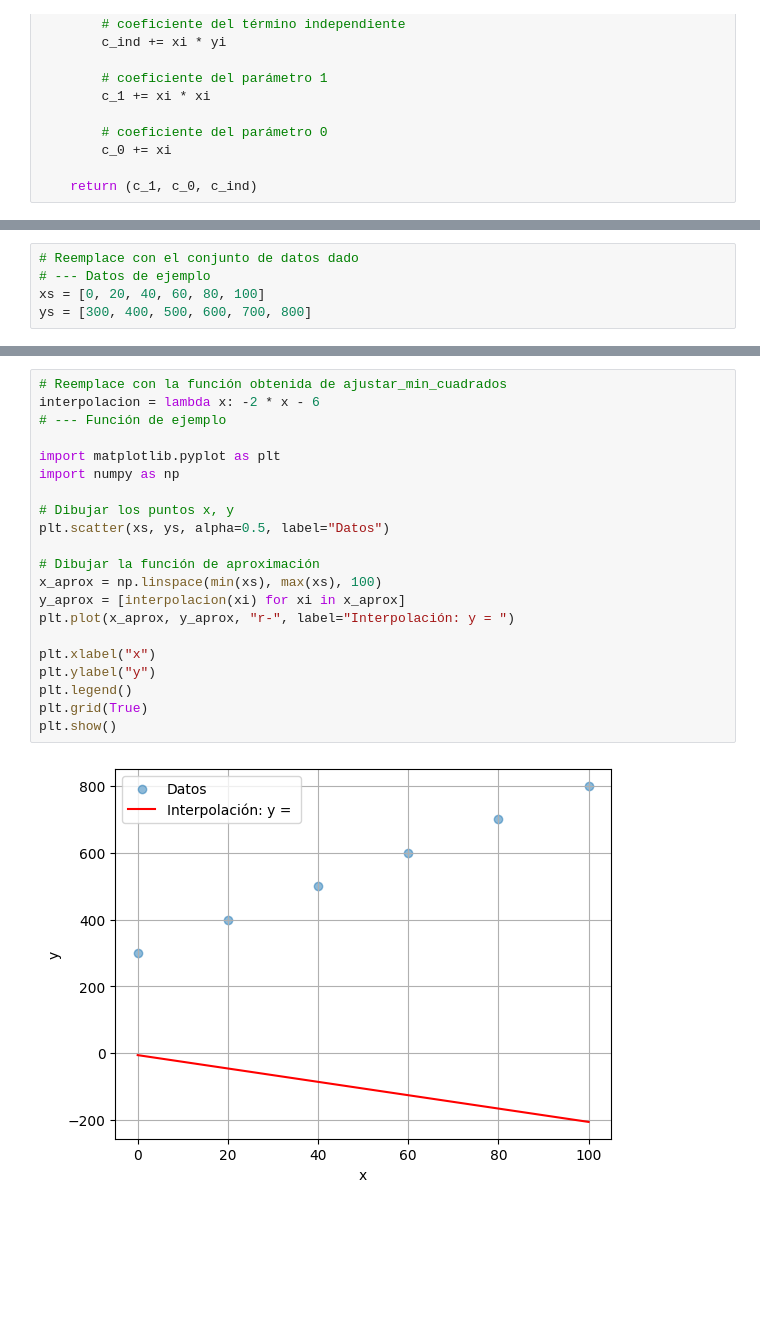
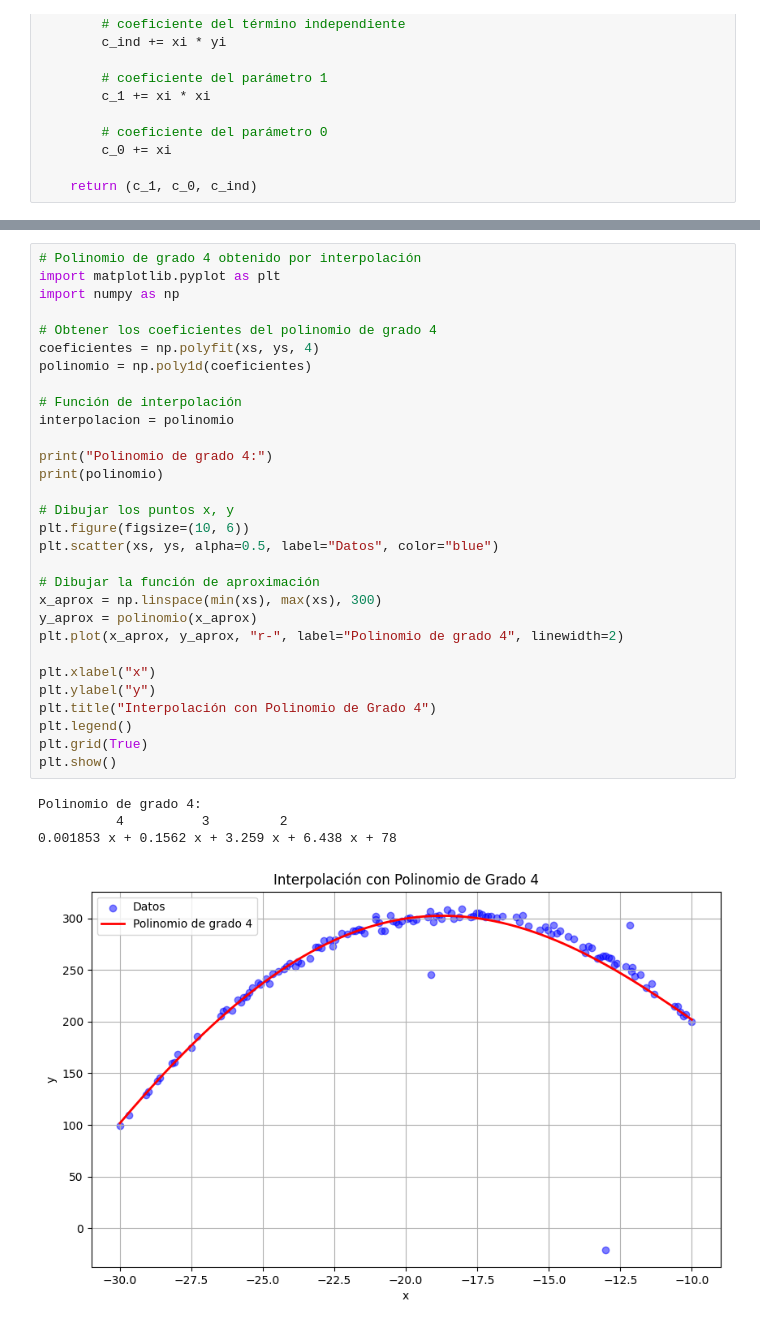
Before and after one commit to venuzBG/Examen_II, a Jupyter notebook: p5_interpolacion.ipynb, the cells around one changed output, grey strips where cells are left out. Saved outputs shown, nothing was run; the diff lists cells and outputs as text; blank space fills up the shorter version.

```diff
--- a/p5_interpolacion.ipynb
+++ b/p5_interpolacion.ipynb
@@ -80,5 +79,0 @@ from src import ajustar_min_cuadrados
-# %%
-# Reemplace con el conjunto de datos dado
-# --- Datos de ejemplo
-xs = [0, 20, 40, 60, 80, 100]
-ys = [300, 400, 500, 600, 700, 800]
@@ -85,23 +87,35 @@ ys = [300, 400, 500, 600, 700, 800]
 # %%
-# Reemplace con la función obtenida de ajustar_min_cuadrados
-interpolacion = lambda x: -2 * x - 6
-# --- Función de ejemplo
-
+# Polinomio de grado 4 obtenido por interpolación
 import matplotlib.pyplot as plt
 import numpy as np
 
+# Obtener los coeficientes del polinomio de grado 4
+coeficientes = np.polyfit(xs, ys, 4)
+polinomio = np.poly1d(coeficientes)
+
+# Función de interpolación
+interpolacion = polinomio
+
+print("Polinomio de grado 4:")
+print(polinomio)
+
 # Dibujar los puntos x, y
-plt.scatter(xs, ys, alpha=0.5, label="Datos")
+plt.figure(figsize=(10, 6))
+plt.scatter(xs, ys, alpha=0.5, label="Datos", color="blue")
 
 # Dibujar la función de aproximación
-x_aprox = np.linspace(min(xs), max(xs), 100)
-y_aprox = [interpolacion(xi) for xi in x_aprox]
-plt.plot(x_aprox, y_aprox, "r-", label="Interpolación: y = ")
+x_aprox = np.linspace(min(xs), max(xs), 300)
+y_aprox = polinomio(x_aprox)
+plt.plot(x_aprox, y_aprox, "r-", label="Polinomio de grado 4", linewidth=2)
 
 plt.xlabel("x")
 plt.ylabel("y")
+plt.title("Interpolación con Polinomio de Grado 4")
 plt.legend()
 plt.grid(True)
 plt.show()
 # %% [output]
+Polinomio de grado 4:
+          4          3         2
+0.001853 x + 0.1562 x + 3.259 x + 6.438 x + 78
-[figure, old version]
+[figure, new version]
```
Also changed, not shown: parts of 2 cells of this notebook.
